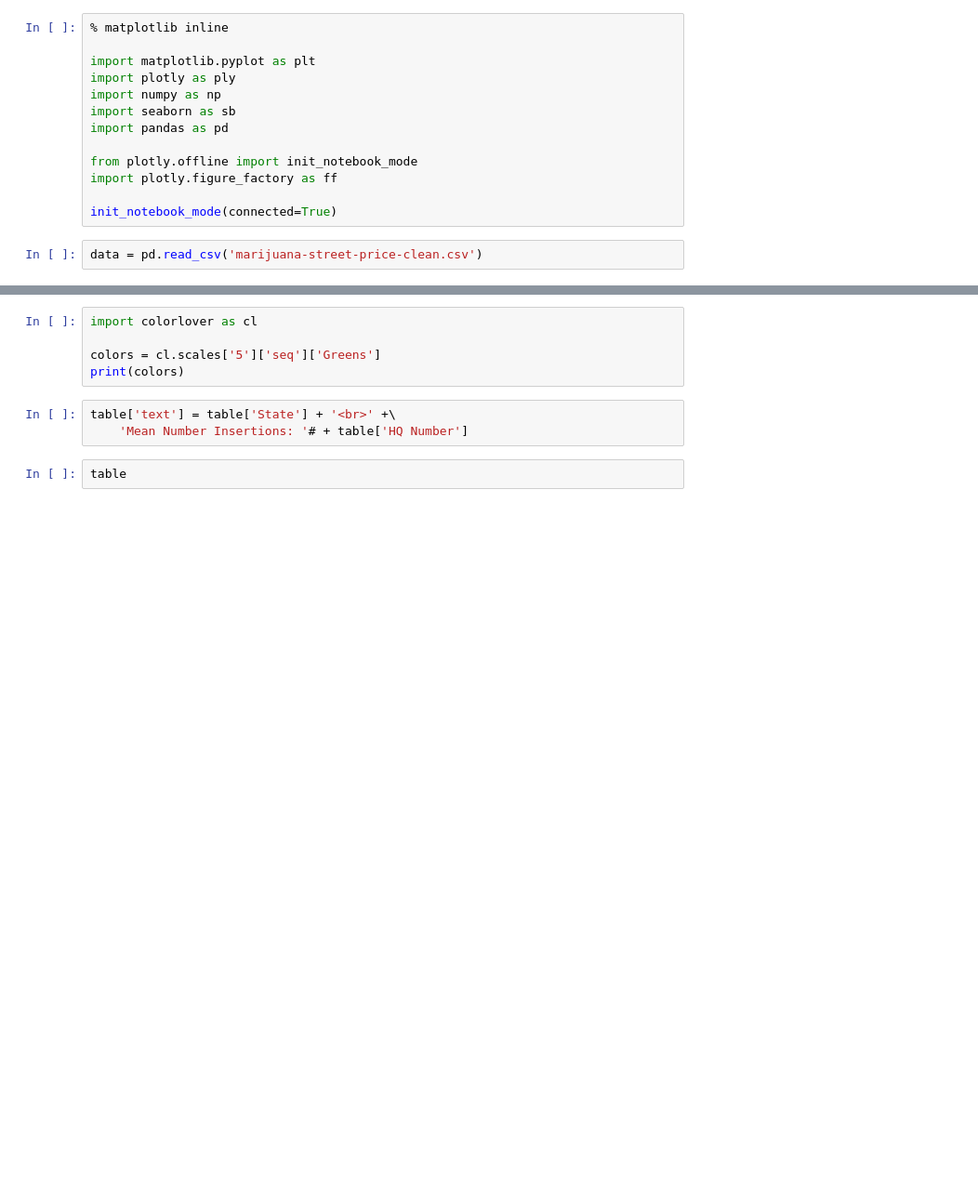
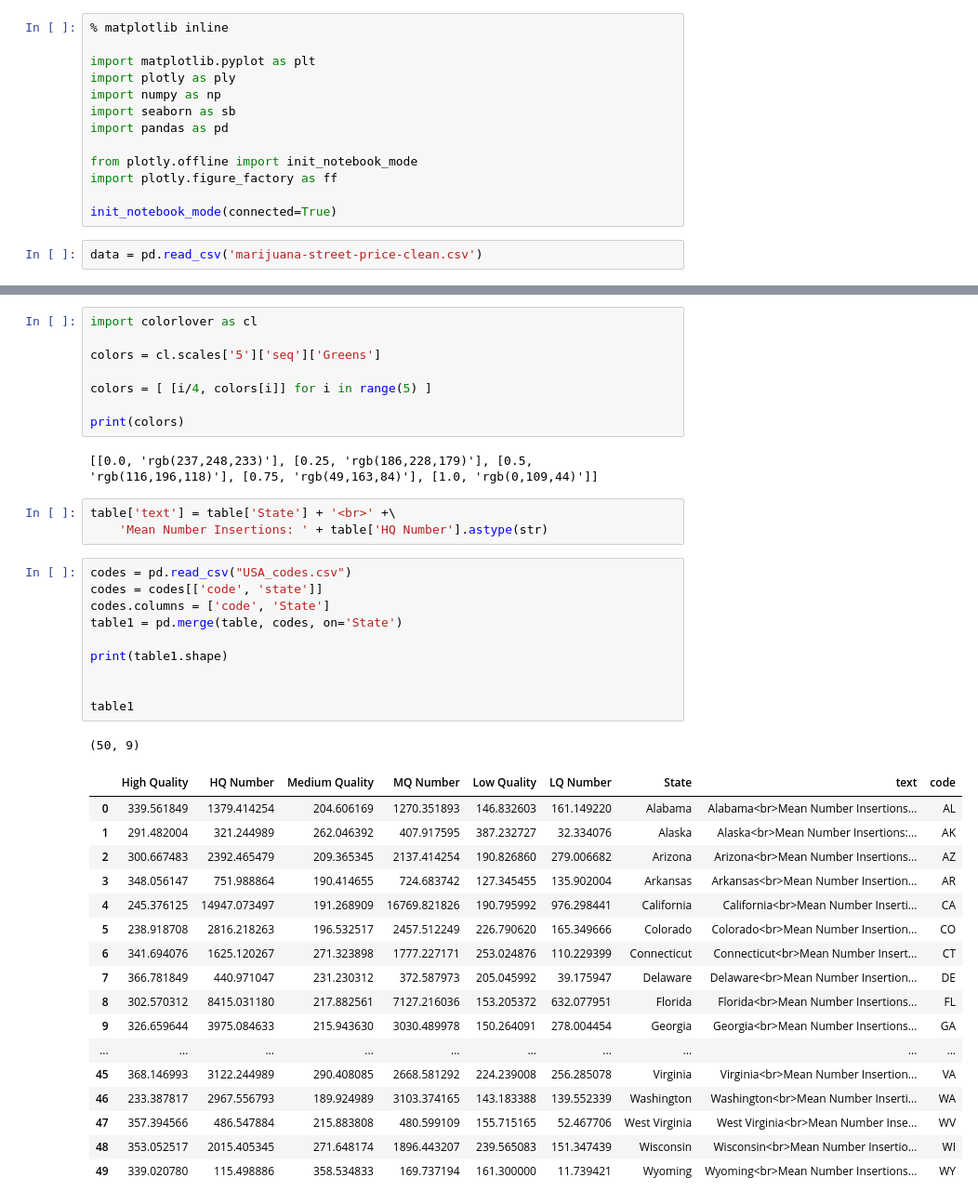
Before and after one commit to nicolagennaro/Data_Viz, a Jupyter notebook: Ganja_Prices.ipynb, the cells around one changed output, grey strips where cells are left out. Shown: that part at 93% size. Saved outputs shown, nothing was run; the diff lists cells and outputs as text; blank space fills up the shorter version.

```diff
--- a/Ganja_Prices.ipynb
+++ b/Ganja_Prices.ipynb
@@ -40,9 +63,41 @@ type(table['State'][1])
 import colorlover as cl
 
 colors = cl.scales['5']['seq']['Greens']
+
+colors = [ [i/4, colors[i]] for i in range(5) ]
+
 print(colors)
+# %% [output]
+[[0.0, 'rgb(237,248,233)'], [0.25, 'rgb(186,228,179)'], [0.5, 'rgb(116,196,118)'], [0.75, 'rgb(49,163,84)'], [1.0, 'rgb(0,109,44)']]
 # %%
 table['text'] = table['State'] + '<br>' +\
-    'Mean Number Insertions: '# + table['HQ Number']
+    'Mean Number Insertions: ' + table['HQ Number'].astype(str)
-# %%
-table
+# %%
+codes = pd.read_csv("USA_codes.csv")
+codes = codes[['code', 'state']]
+codes.columns = ['code', 'State']
+table1 = pd.merge(table, codes, on='State')
+
+print(table1.shape)
+
+
+table1
+# %% [output]
+(50, 9)
+|  | High Quality | HQ Number | Medium Quality | MQ Number | Low Quality | LQ Number | State | text | code |
+| 0 | 339.561849 | 1379.414254 | 204.606169 | 1270.351893 | 146.832603 | 161.149220 | Alabama | Alabama<br>Mean Number Insertions... | AL |
+| 1 | 291.482004 | 321.244989 | 262.046392 | 407.917595 | 387.232727 | 32.334076 | Alaska | Alaska<br>Mean Number Insertions:... | AK |
+| 2 | 300.667483 | 2392.465479 | 209.365345 | 2137.414254 | 190.826860 | 279.006682 | Arizona | Arizona<br>Mean Number Insertions... | AZ |
+| 3 | 348.056147 | 751.988864 | 190.414655 | 724.683742 | 127.345455 | 135.902004 | Arkansas | Arkansas<br>Mean Number Insertion... | AR |
+| 4 | 245.376125 | 14947.073497 | 191.268909 | 16769.821826 | 190.795992 | 976.298441 | California | California<br>Mean Number Inserti... | CA |
+| 5 | 238.918708 | 2816.218263 | 196.532517 | 2457.512249 | 226.790620 | 165.349666 | Colorado | Colorado<br>Mean Number Insertion... | CO |
+| 6 | 341.694076 | 1625.120267 | 271.323898 | 1777.227171 | 253.024876 | 110.229399 | Connecticut | Connecticut<br>Mean Number Insert... | CT |
+| 7 | 366.781849 | 440.971047 | 231.230312 | 372.587973 | 205.045992 | 39.175947 | Delaware | Delaware<br>Mean Number Insertion... | DE |
+| 8 | 302.570312 | 8415.031180 | 217.882561 | 7127.216036 | 153.205372 | 632.077951 | Florida | Florida<br>Mean Number Insertions... | FL |
+| 9 | 326.659644 | 3975.084633 | 215.943630 | 3030.489978 | 150.264091 | 278.004454 | Georgia | Georgia<br>Mean Number Insertions... | GA |
+| ... | ... | ... | ... | ... | ... | ... | ... | ... | ... |
+| 45 | 368.146993 | 3122.244989 | 290.408085 | 2668.581292 | 224.239008 | 256.285078 | Virginia | Virginia<br>Mean Number Insertion... | VA |
+| 46 | 233.387817 | 2967.556793 | 189.924989 | 3103.374165 | 143.183388 | 139.552339 | Washington | Washington<br>Mean Number Inserti... | WA |
+| 47 | 357.394566 | 486.547884 | 215.883808 | 480.599109 | 155.715165 | 52.467706 | West Virginia | West Virginia<br>Mean Number Inse... | WV |
+| 48 | 353.052517 | 2015.405345 | 271.648174 | 1896.443207 | 239.565083 | 151.347439 | Wisconsin | Wisconsin<br>Mean Number Insertio... | WI |
+| 49 | 339.020780 | 115.498886 | 358.534833 | 169.737194 | 161.300000 | 11.739421 | Wyoming | Wyoming<br>Mean Number Insertions... | WY |
```
Also changed, not shown: parts of 11 cells of this notebook, 2 other files.
